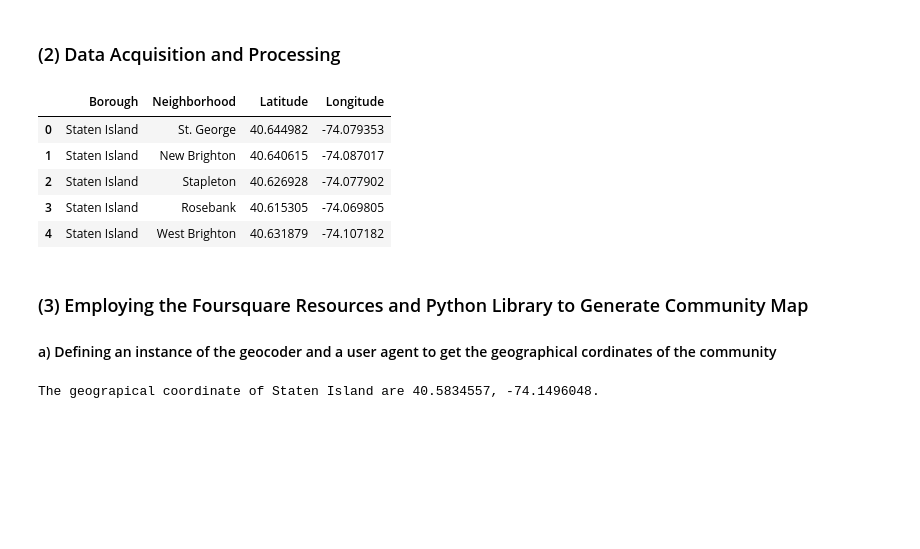
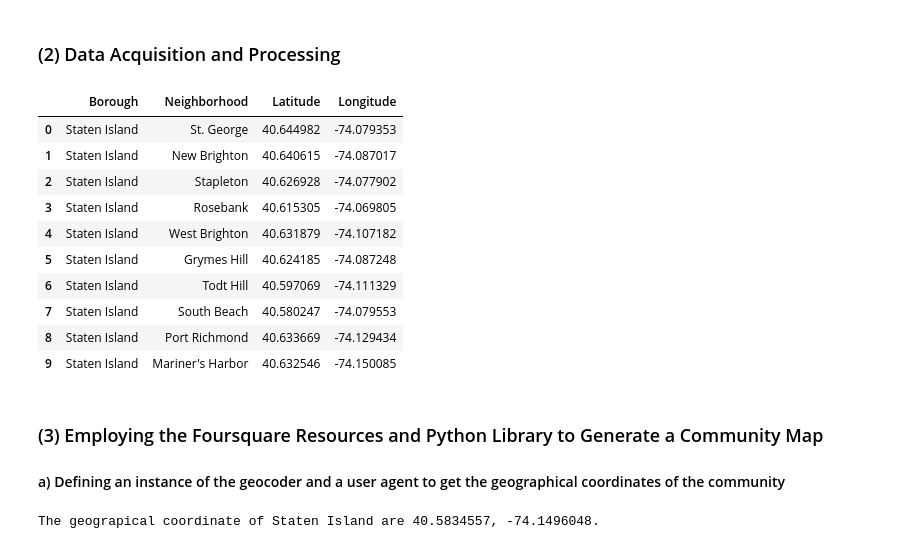
Before and after one commit to IJJohn19/IBM-Data-Science-Specialisation-Course-Capstone-Project-on-Cousera, a Jupyter notebook: Community Mapping with Foursquare Resources .ipynb, the cells around one changed output. Cells and saved outputs as stored; diff of their text form; code cells hidden in the pictures; blank space fills up the shorter version.

```diff
--- a/Community Mapping with Foursquare Resources .ipynb
+++ b/Community Mapping with Foursquare Resources .ipynb
@@ -46,42 +44,39 @@ Libraries imported.
 # %% [markdown]
 ### (2) Data Acquisition and Processing
 # %%
-
 !wget -q -O 'newyork_data.json' https://cocl.us/new_york_dataset
-
-
 with open('newyork_data.json') as json_data:
     newyork_data = json.load(json_data)
-
 neighborhoods_data = newyork_data['features']
-
 column_names = ['Borough', 'Neighborhood', 'Latitude', 'Longitude']
 neighborhoods = pd.DataFrame(columns=column_names)
-
 for data in neighborhoods_data:
     borough = neighborhood_name = data['properties']['borough']
     neighborhood_name = data['properties']['name']
-
     neighborhood_latlon = data['geometry']['coordinates']
     neighborhood_lat = neighborhood_latlon[1]
     neighborhood_lon = neighborhood_latlon[0]
-
     neighborhoods = neighborhoods.append({'Borough': borough,
                                           'Neighborhood': neighborhood_name,
                                           'Latitude': neighborhood_lat,
                                           'Longitude': neighborhood_lon}, ignore_index=True)
 staten_island = neighborhoods[neighborhoods['Borough'] == 'Staten Island'].reset_index(drop=True)
-staten_island.head()
+staten_island.head(10)
 # %% [output]
 |  | Borough | Neighborhood | Latitude | Longitude |
 | 0 | Staten Island | St. George | 40.644982 | -74.079353 |
 | 1 | Staten Island | New Brighton | 40.640615 | -74.087017 |
 | 2 | Staten Island | Stapleton | 40.626928 | -74.077902 |
 | 3 | Staten Island | Rosebank | 40.615305 | -74.069805 |
 | 4 | Staten Island | West Brighton | 40.631879 | -74.107182 |
+| 5 | Staten Island | Grymes Hill | 40.624185 | -74.087248 |
+| 6 | Staten Island | Todt Hill | 40.597069 | -74.111329 |
+| 7 | Staten Island | South Beach | 40.580247 | -74.079553 |
+| 8 | Staten Island | Port Richmond | 40.633669 | -74.129434 |
+| 9 | Staten Island | Mariner's Harbor | 40.632546 | -74.150085 |
 # %% [markdown]
-### (3) Employing the Foursquare Resources and Python Library to Generate Community Map
-#### a) Defining an instance of the geocoder and a user agent to get the geographical cordinates of the community
+### (3) Employing the Foursquare Resources and Python Library to Generate a Community Map
+#### a) Defining an instance of the geocoder and a user agent to get the geographical coordinates of the community
 # %%
 address = 'Staten Island, NY'
 
```
Also changed, not shown: parts of 1 cell of this notebook.
